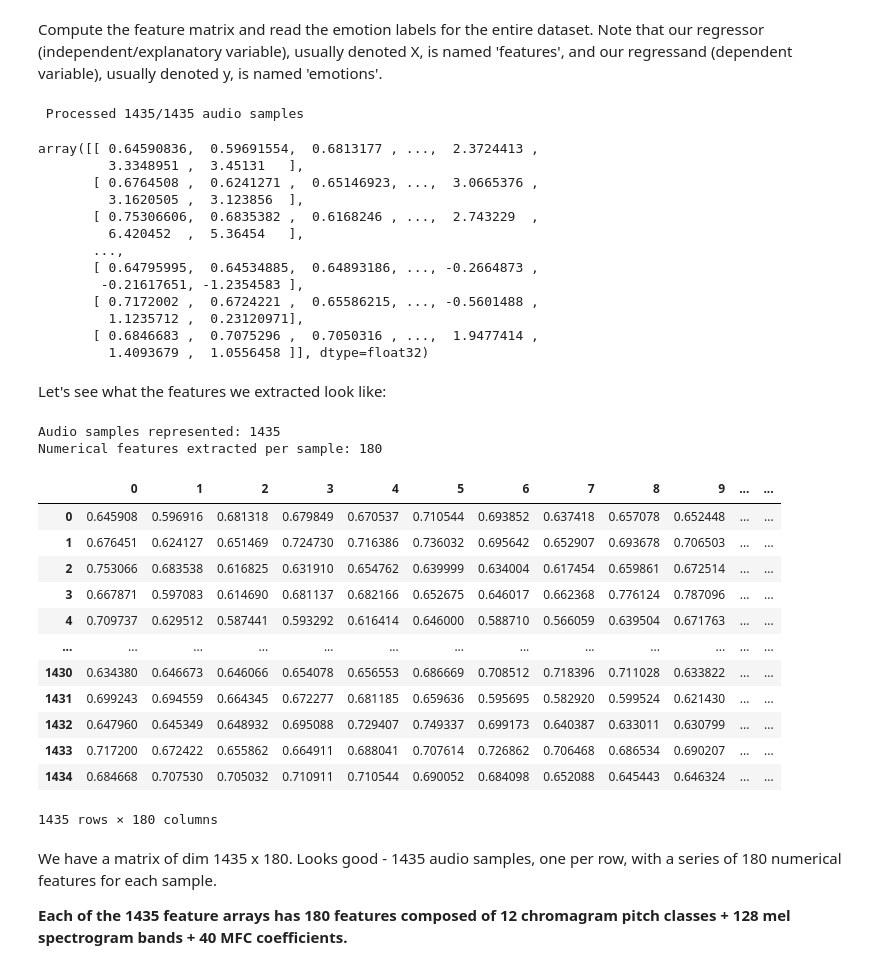
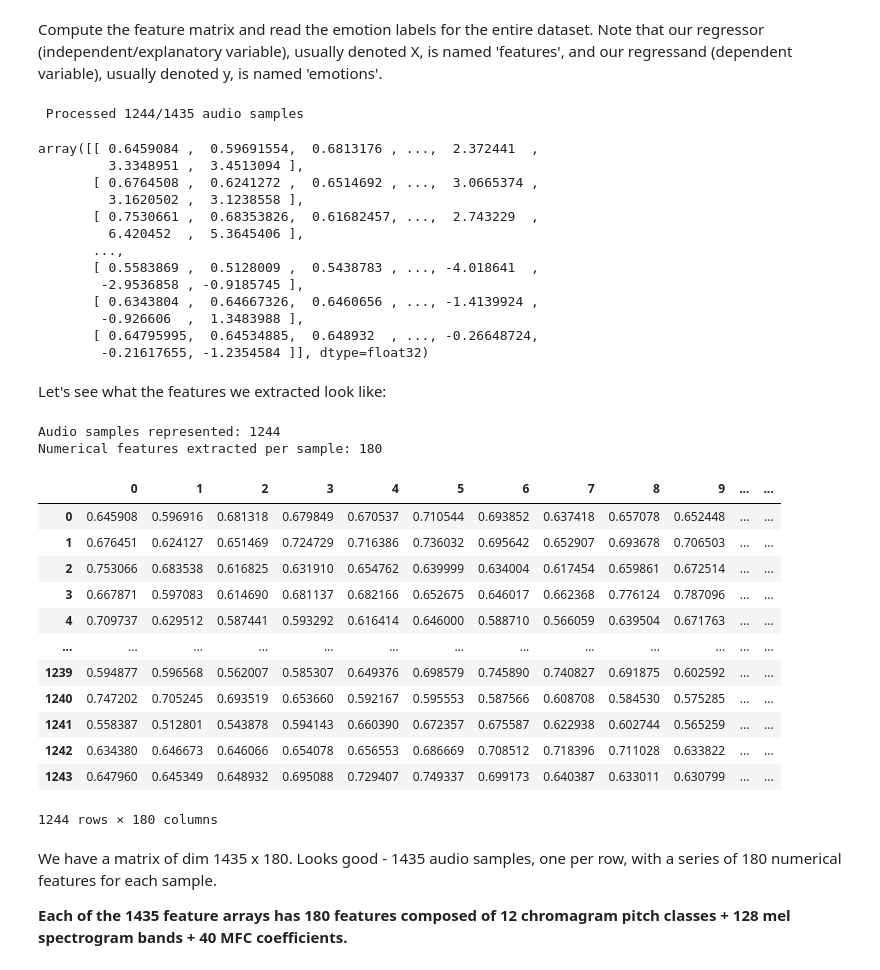
Before and after one commit to IAT-ExploringAI-2024/Week-2_Data_Preprocessing, a Jupyter notebook: Copy_Version1_of_Week_2_Data_Preprocessing.ipynb, the cells around one changed output. Saved outputs shown, nothing was run; the diff lists cells and outputs as text; code cells hidden in the pictures.

```diff
--- a/Copy_Version1_of_Week_2_Data_Preprocessing.ipynb
+++ b/Copy_Version1_of_Week_2_Data_Preprocessing.ipynb
@@ -767,7 +767,7 @@ emotions ={
   '05':'angry',
   '06':'fearful',
   '07':'disgust',
-  '08':'happy'
+  '08':'surprise'
 }
 # %% [markdown]
 Finally, let's load our entire dataset and compute the features of each audio file:
@@ -782,6 +782,9 @@ def load_data():
         #print(file_name)
         #print(file_name.split("-")[2])
         emotion=emotions[(file_name.split("-")[2])]
+        #exclude all the surprise data
+        if emotion =='surprise':
+          continue
         #print(emotion)
         features = get_features(file)
         X.append(features)
@@ -797,46 +800,47 @@ Note that our regressor (independent/explanatory variable), usually denoted X, i
 # %%
 features, emotions = load_data()
 # %% [output]
- Processed 1435/1435 audio samples
+ Processed 1244/1435 audio samples
 # %%
 features
 # %% [output]
-array([[ 0.64590836,  0.59691554,  0.6813177 , ...,  2.3724413 ,
-         3.3348951 ,  3.45131   ],
-       [ 0.6764508 ,  0.6241271 ,  0.65146923, ...,  3.0665376 ,
-         3.1620505 ,  3.123856  ],
-       [ 0.75306606,  0.6835382 ,  0.6168246 , ...,  2.743229  ,
-         6.420452  ,  5.36454   ],
+array([[ 0.6459084 ,  0.59691554,  0.6813176 , ...,  2.372441  ,
+         3.3348951 ,  3.4513094 ],
+       [ 0.6764508 ,  0.6241272 ,  0.6514692 , ...,  3.0665374 ,
+         3.1620502 ,  3.1238558 ],
+       [ 0.7530661 ,  0.68353826,  0.61682457, ...,  2.743229  ,
+         6.420452  ,  5.3645406 ],
        ...,
-       [ 0.64795995,  0.64534885,  0.64893186, ..., -0.2664873 ,
-        -0.21617651, -1.2354583 ],
-       [ 0.7172002 ,  0.6724221 ,  0.65586215, ..., -0.5601488 ,
-         1.1235712 ,  0.23120971],
-       [ 0.6846683 ,  0.7075296 ,  0.7050316 , ...,  1.9477414 ,
-         1.4093679 ,  1.0556458 ]], dtype=float32)
+       [ 0.5583869 ,  0.5128009 ,  0.5438783 , ..., -4.018641  ,
+        -2.9536858 , -0.9185745 ],
+       [ 0.6343804 ,  0.64667326,  0.6460656 , ..., -1.4139924 ,
+        -0.926606  ,  1.3483988 ],
+       [ 0.64795995,  0.64534885,  0.648932  , ..., -0.26648724,
+        -0.21617655, -1.2354584 ]], dtype=float32)
 # %% [markdown]
 Let's see what the features we extracted look like:
 # %%
 print(f'\nAudio samples represented: {features.shape[0]}')
 print(f'Numerical features extracted per sample: {features.shape[1]}')
 features_df = pd.DataFrame(features) # make it pretty for display
+emotions_df = pd.DataFrame(emotions)
 features_df
 # %% [output]
-Audio samples represented: 1435
+Audio samples represented: 1244
 Numerical features extracted per sample: 180
 |  | 0 | 1 | 2 | 3 | 4 | 5 | 6 | 7 | 8 | 9 | ... | ... |
 | 0 | 0.645908 | 0.596916 | 0.681318 | 0.679849 | 0.670537 | 0.710544 | 0.693852 | 0.637418 | 0.657078 | 0.652448 | ... | ... |
-| 1 | 0.676451 | 0.624127 | 0.651469 | 0.724730 | 0.716386 | 0.736032 | 0.695642 | 0.652907 | 0.693678 | 0.706503 | ... | ... |
+| 1 | 0.676451 | 0.624127 | 0.651469 | 0.724729 | 0.716386 | 0.736032 | 0.695642 | 0.652907 | 0.693678 | 0.706503 | ... | ... |
 | 2 | 0.753066 | 0.683538 | 0.616825 | 0.631910 | 0.654762 | 0.639999 | 0.634004 | 0.617454 | 0.659861 | 0.672514 | ... | ... |
 | 3 | 0.667871 | 0.597083 | 0.614690 | 0.681137 | 0.682166 | 0.652675 | 0.646017 | 0.662368 | 0.776124 | 0.787096 | ... | ... |
 | 4 | 0.709737 | 0.629512 | 0.587441 | 0.593292 | 0.616414 | 0.646000 | 0.588710 | 0.566059 | 0.639504 | 0.671763 | ... | ... |
 | ... | ... | ... | ... | ... | ... | ... | ... | ... | ... | ... | ... | ... |
-| 1430 | 0.634380 | 0.646673 | 0.646066 | 0.654078 | 0.656553 | 0.686669 | 0.708512 | 0.718396 | 0.711028 | 0.633822 | ... | ... |
-| 1431 | 0.699243 | 0.694559 | 0.664345 | 0.672277 | 0.681185 | 0.659636 | 0.595695 | 0.582920 | 0.599524 | 0.621430 | ... | ... |
-| 1432 | 0.647960 | 0.645349 | 0.648932 | 0.695088 | 0.729407 | 0.749337 | 0.699173 | 0.640387 | 0.633011 | 0.630799 | ... | ... |
-| 1433 | 0.717200 | 0.672422 | 0.655862 | 0.664911 | 0.688041 | 0.707614 | 0.726862 | 0.706468 | 0.686534 | 0.690207 | ... | ... |
-| 1434 | 0.684668 | 0.707530 | 0.705032 | 0.710911 | 0.710544 | 0.690052 | 0.684098 | 0.652088 | 0.645443 | 0.646324 | ... | ... |
+| 1239 | 0.594877 | 0.596568 | 0.562007 | 0.585307 | 0.649376 | 0.698579 | 0.745890 | 0.740827 | 0.691875 | 0.602592 | ... | ... |
+| 1240 | 0.747202 | 0.705245 | 0.693519 | 0.653660 | 0.592167 | 0.595553 | 0.587566 | 0.608708 | 0.584530 | 0.575285 | ... | ... |
+| 1241 | 0.558387 | 0.512801 | 0.543878 | 0.594143 | 0.660390 | 0.672357 | 0.675587 | 0.622938 | 0.602744 | 0.565259 | ... | ... |
+| 1242 | 0.634380 | 0.646673 | 0.646066 | 0.654078 | 0.656553 | 0.686669 | 0.708512 | 0.718396 | 0.711028 | 0.633822 | ... | ... |
+| 1243 | 0.647960 | 0.645349 | 0.648932 | 0.695088 | 0.729407 | 0.749337 | 0.699173 | 0.640387 | 0.633011 | 0.630799 | ... | ... |
-1435 rows × 180 columns
+1244 rows × 180 columns
 # %% [markdown]
 We have a matrix of dim 1435 x 180. Looks good - 1435 audio samples, one per row, with a series of
 180 numerical features for each sample.
```
Also changed, not shown: parts of 17 cells of this notebook.
